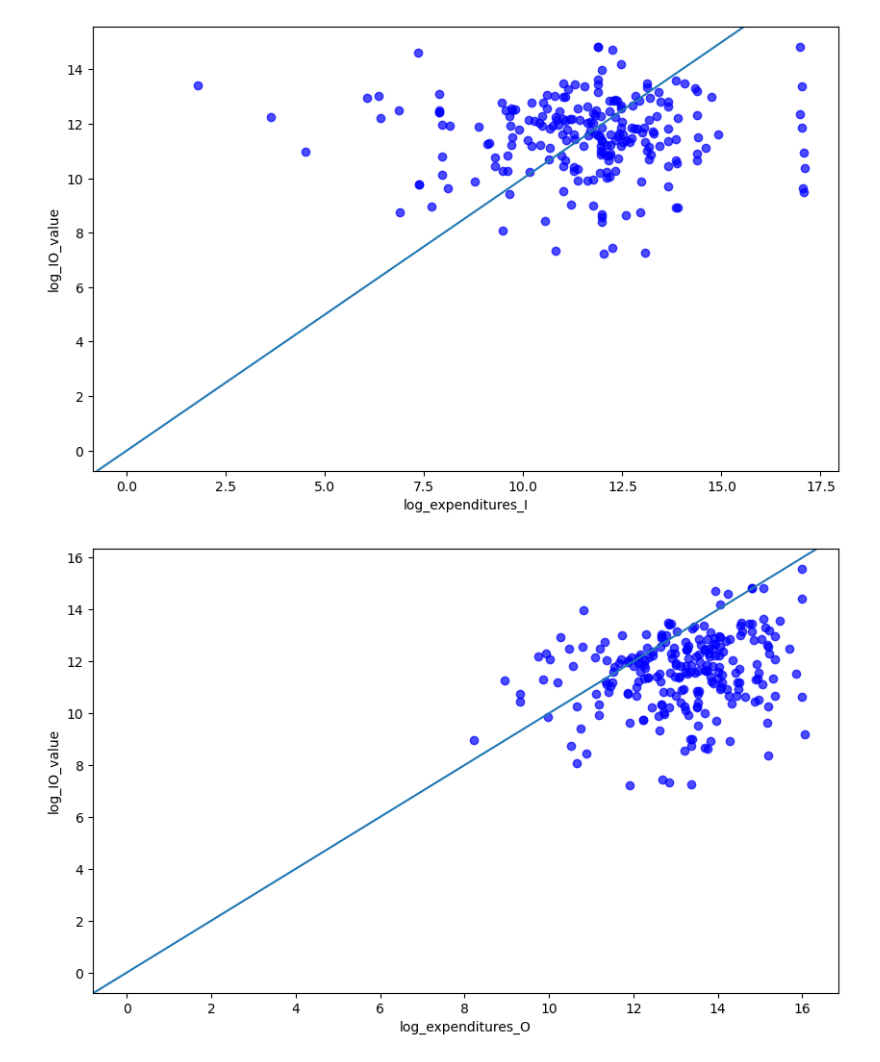
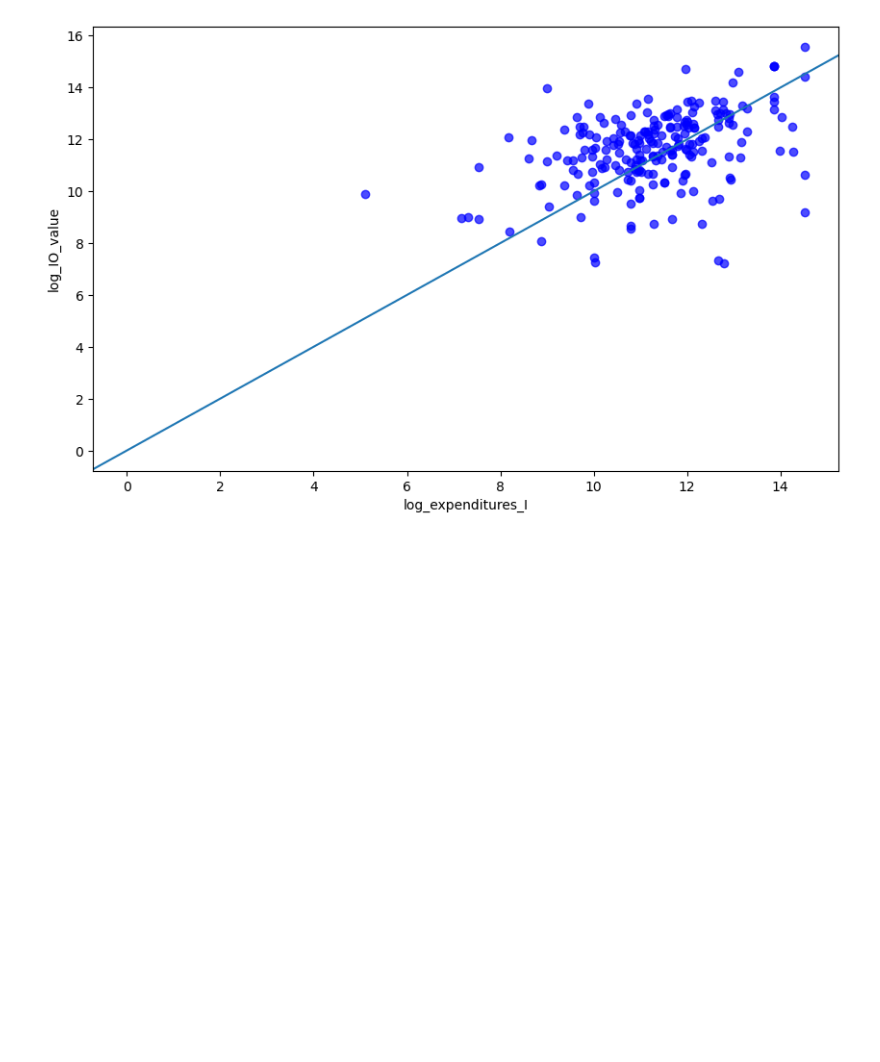
Before and after one commit to emilyfu1/shocks_productionnetworks, a Jupyter notebook: mergechecks.ipynb, the cells around one changed output. Cells and saved outputs as stored; diff of their text form; code cells hidden in the pictures; blank space fills up the shorter version.

Commit message:
new plots

```diff
--- a/mergechecks.ipynb
+++ b/mergechecks.ipynb
@@ -65,0 +16,3 @@ byproduct_O = byproduct_O.groupby(['product_O']).agg({
+# %%
+# personal consumption expenditures
+data2017 = data2017[data2017['product_O'].str.contains('Personal consumption expenditures')][['product_I', 'date', 'IO_value', 'expenditures_I']]
@@ -66,3 +27,9 @@ byproduct_O = byproduct_O.groupby(['product_O']).agg({
+# %%
+# sum by product for that year
+# first groupby: take sum of IO_value and mean of expenditures_I by date and product
+byproduct = data2017.groupby(['product_I']).agg({
+    'IO_value': 'mean',
+    'expenditures_I': 'sum'}, min_count=1).reset_index()
 # %%
 # do the scatter plot with expenditures on the x axis
 
@@ -94,29 +48,16 @@ plt.savefig(path_figures + 'merge_check\\expenditures_O.pdf')
 # %%
 # get logs of everything and do an equivalent scatter plot with those
 
 # do the scatter plot with expenditures on the x axis
 plt.figure(figsize=(10, 6))
-plt.scatter(np.log(byproduct_I['IO_value']), np.log(byproduct_I['expenditures_I']), c='blue', alpha=0.7)
+plt.scatter(np.log(byproduct['IO_value']), np.log(byproduct['expenditures_I']), c='blue', alpha=0.7)
 
 plt.xlabel('log_expenditures_I')
 plt.ylabel('log_IO_value')
 
 ax = plt.gca()
 ax.axline((0, 0), slope=1)
 
-plt.savefig(path_figures + 'merge_check\\log_expenditures_I.pdf')
-
-# do the scatter plot with expenditures on the x axis
-plt.figure(figsize=(10, 6))
-plt.scatter(np.log(byproduct_O['IO_value']), np.log(byproduct_O['expenditures_O']), c='blue', alpha=0.7)
-
-plt.xlabel('log_expenditures_O')
-plt.ylabel('log_IO_value')
-
-ax = plt.gca()
-ax.axline((0, 0), slope=1)
-
-plt.savefig(path_figures + 'merge_check\\log_expenditures_O.pdf')
+plt.savefig(path_figures + 'merge_check\\log_expenditures.pdf')
 # %% [output]
-[figure, old version]
+[figure, new version]
-[figure, removed]
```
Also changed, not shown: parts of 5 cells of this notebook.
